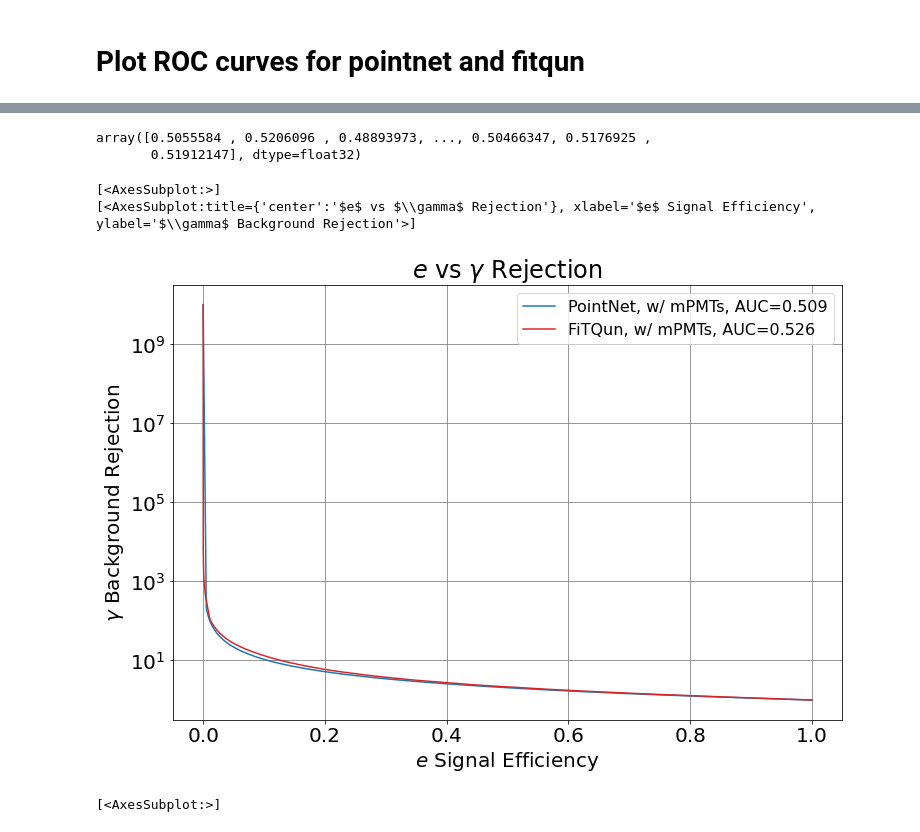
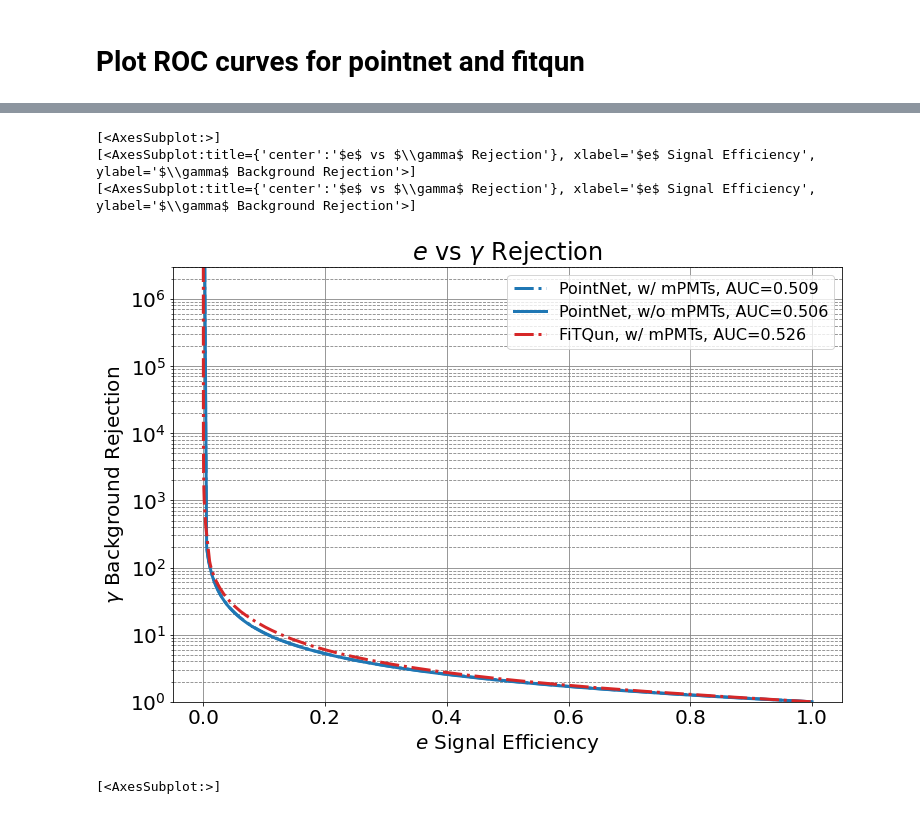
Before and after one commit to Joanna-Gao/WatChMaL_analysis, a Jupyter notebook: pointnet/HKhybrid_pointnet_e-gamma_ROC.ipynb, the cells around one changed output, grey strips where cells are left out. Cells and saved outputs as stored; diff of their text form; code cells hidden in the pictures.

Commit message:
Improved on the plotting codes

```diff
--- a/pointnet/HKhybrid_pointnet_e-gamma_ROC.ipynb
+++ b/pointnet/HKhybrid_pointnet_e-gamma_ROC.ipynb
@@ -27,7 +27,8 @@ inverse_label_dict = {0:"$\gamma$", 1:"$e$", 2:"$\mu$", 3: "$\pi^0$"}
 # %% [markdown]
 # Define run locations
 # %%
-pointnet_locs = ['/project/rpp-blairt2k/jgao/WatChMaL/outputs/2022-05-04/07-08-28/outputs'] # e/gamma w/ mpmt
+pointnet_locs = ['/project/rpp-blairt2k/jgao/WatChMaL/outputs/2022-05-04/07-08-28/outputs', # e/gamma w/ mpmt
+                 '/project/rpp-blairt2k/jgao/WatChMaL/outputs/2022-07-28/12-11-21/outputs'] # e/gamma w/o mpmt
 #                  '/project/rpp-blairt2k/jgao/WatChMaL/outputs/2021-08-11/05-48-21/outputs', # e/mu bad geometry
 #                  '/project/rpp-blairt2k/jgao/WatChMaL/outputs/2021-12-18/11-59-40/outputs', # e/mu new data
 #                  '/project/rpp-blairt2k/jgao/WatChMaL/outputs/2021-12-28/15-23-12/outputs'] # e/mu new w/o mpmt
@@ -43,19 +44,21 @@ fitqun_files = [np.load(i, allow_pickle=True) for i in fitqun_locs]
 
 pointnet_titles = [#'PointNet, Bad Geometry',
 #                    'PointNet, w/ mPMTs',
-                   'PointNet, w/ mPMTs']
+                   'PointNet, w/ mPMTs',
+                   'PointNet, w/o mPMTs']
 
-fitqun_titles = ['FiTQun, w/ mPMTs']#'FiTQun, Bad Geometry',
+fitqun_titles = ['FiTQun, w/ mPMTs']
 #                  'FiTQun, w/ mPMTs',
 #                  'FiTQun, w/o mPMTs']
 
-pointnet_linecolor = [#c[0],
-                      c[0]]
+pointnet_linecolor = [c[0], c[0]]
 pointnet_linestyle = [#':',
-                      '-']
+                      '-.', '-']
+pointnet_linewidth = [3, 3]
 
-fitqun_linecolor = [c[3]]#c[3], c[3]]
-fitqun_linestyle = ['-']#'-.', '-']
+fitqun_linecolor = [c[3]]#, c[6]]#, c[3]]
+fitqun_linestyle = ['-.']#, '-']
+fitqun_linewidth = [3]#, 3]
 # %% [markdown]
 # Plot loss and accuracy curves for pointnet
 # %%
@@ -69,13 +74,14 @@ Found training logs:  ['/project/rpp-blairt2k/jgao/WatChMaL/outputs/2022-05-04/0
 # %% [markdown]
 # Plot ROC curves for pointnet and fitqun
 # %%
-pointnets=[0]
+pointnets=[0,1]
 fitquns=[0]
 # %%
 locs = [pointnet_locs[i] for i in pointnets]
 titles = [pointnet_titles[i] for i in pointnets] + [fitqun_titles[i] for i in fitquns]
 linecolor = [pointnet_linecolor[i] for i in pointnets] + [fitqun_linecolor[i] for i in fitquns]
 linestyle = [pointnet_linestyle[i] for i in pointnets] + [fitqun_linestyle[i] for i in fitquns]
+linewidth = [pointnet_linewidth[i] for i in pointnets] + [fitqun_linewidth[i] for i in fitquns]
 # %%
 ############# load HK hybrid ML testset result #############
 HKHybrid_raw_output_softmax   = [np.load(loc + "/softmax.npy") for loc in locs]
@@ -100,8 +89,3 @@ cut_actual_labels  = [remove_indices(HKHybrid_raw_actual_labels[0], cut_test_idx
-# %%
-HKHybrid_raw_output_softmax[0][:,1]
-# %% [output]
-array([0.5055584 , 0.5206096 , 0.48893973, ..., 0.50466347, 0.5176925 ,
-       0.51912147], dtype=float32)
 # %%
 ############# compute short tank multi e/mu ROC #############
 fprs, tprs, thrs = multi_compute_roc(HKHybrid_raw_output_softmax, HKHybrid_raw_actual_labels,
@@ -135,13 +120,15 @@ tprs.append(fq_tpr_e_for_g)
 thrs.append(fq_threshold_e_for_g)
 # %%
 figs = multi_plot_roc(fprs, tprs, thrs, "$e$", "$\gamma$",
-                      fig_list=[1],linestyles=linestyle,linecolors=linecolor,
+                      fig_list=[1], ylims=[[1,3e6]],
+                      linestyles=linestyle, linecolors=linecolor, linewidths=linewidth,
                       plot_labels=titles, show=False)#,
                       #leg_loc='lower left')
 # %% [output]
 [<AxesSubplot:>]
 [<AxesSubplot:title={'center':'$e$ vs $\\gamma$ Rejection'}, xlabel='$e$ Signal Efficiency', ylabel='$\\gamma$ Background Rejection'>]
+[<AxesSubplot:title={'center':'$e$ vs $\\gamma$ Rejection'}, xlabel='$e$ Signal Efficiency', ylabel='$\\gamma$ Background Rejection'>]
-[figure, old version]
+[figure, new version]
 # %%
 figs = multi_plot_roc(fprs, tprs, thrs, "$e$", "$\pi0$",
                       fig_list=[1], ylims=[[1,3e6]],
```
Also changed, not shown: parts of 5 cells of this notebook, 5 other files.
